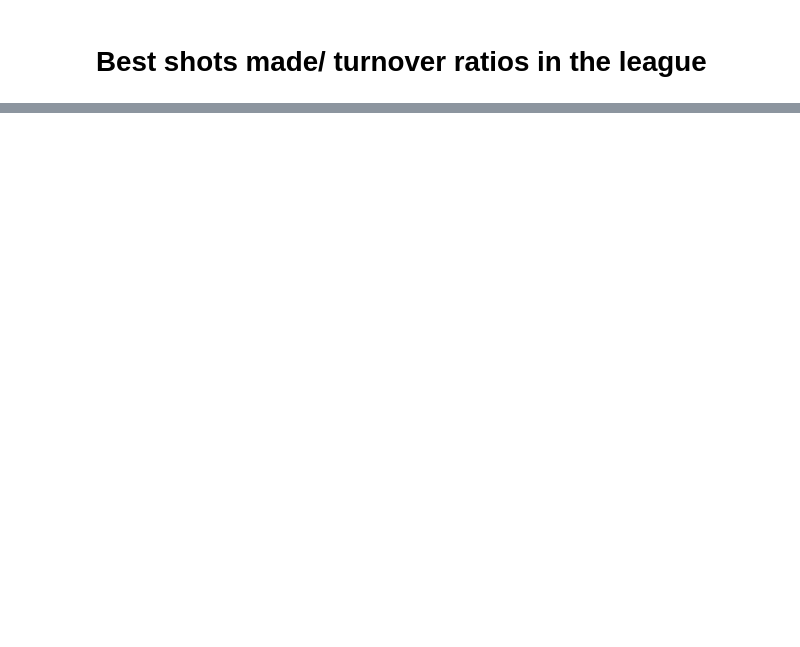
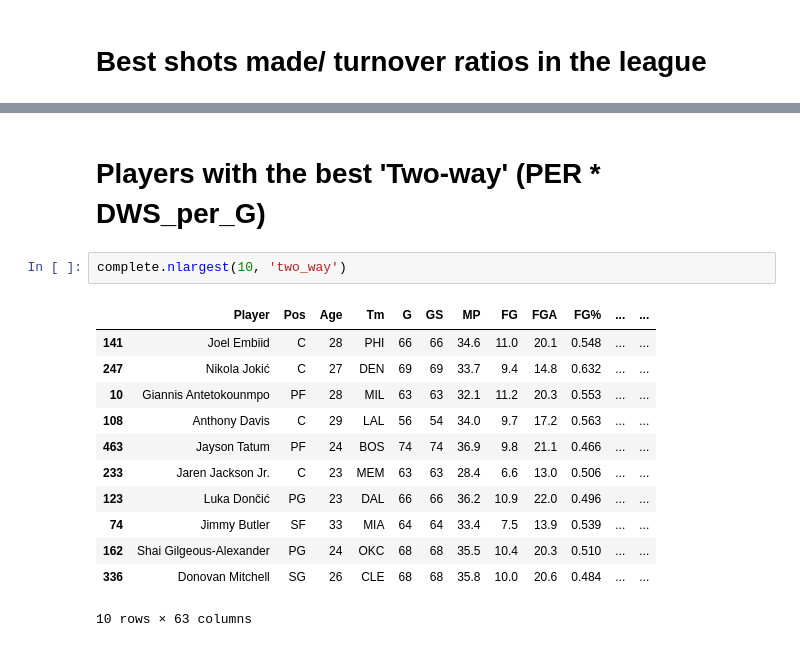
Before and after one commit to mnocerino23/NBA-Player-Classifier, a Jupyter notebook: featureEngineering.ipynb, the cells around one changed output, grey strips where cells are left out. Saved outputs shown, nothing was run; the diff lists cells and outputs as text; blank space fills up the shorter version.

```diff
--- a/featureEngineering.ipynb
+++ b/featureEngineering.ipynb
@@ -295,0 +294,17 @@ start.head(15)
+# %% [markdown]
+# Players with the best 'Two-way' (PER * DWS_per_G)
+# %%
+complete.nlargest(10, 'two_way')
+# %% [output]
+|  | Player | Pos | Age | Tm | G | GS | MP | FG | FGA | FG% | ... | ... |
+| 141 | Joel Embiid | C | 28 | PHI | 66 | 66 | 34.6 | 11.0 | 20.1 | 0.548 | ... | ... |
+| 247 | Nikola Jokić | C | 27 | DEN | 69 | 69 | 33.7 | 9.4 | 14.8 | 0.632 | ... | ... |
+| 10 | Giannis Antetokounmpo | PF | 28 | MIL | 63 | 63 | 32.1 | 11.2 | 20.3 | 0.553 | ... | ... |
+| 108 | Anthony Davis | C | 29 | LAL | 56 | 54 | 34.0 | 9.7 | 17.2 | 0.563 | ... | ... |
+| 463 | Jayson Tatum | PF | 24 | BOS | 74 | 74 | 36.9 | 9.8 | 21.1 | 0.466 | ... | ... |
+| 233 | Jaren Jackson Jr. | C | 23 | MEM | 63 | 63 | 28.4 | 6.6 | 13.0 | 0.506 | ... | ... |
+| 123 | Luka Dončić | PG | 23 | DAL | 66 | 66 | 36.2 | 10.9 | 22.0 | 0.496 | ... | ... |
+| 74 | Jimmy Butler | SF | 33 | MIA | 64 | 64 | 33.4 | 7.5 | 13.9 | 0.539 | ... | ... |
+| 162 | Shai Gilgeous-Alexander | PG | 24 | OKC | 68 | 68 | 35.5 | 10.4 | 20.3 | 0.510 | ... | ... |
+| 336 | Donovan Mitchell | SG | 26 | CLE | 68 | 68 | 35.8 | 10.0 | 20.6 | 0.484 | ... | ... |
+10 rows × 63 columns
```
Also changed, not shown: parts of 14 cells of this notebook.
